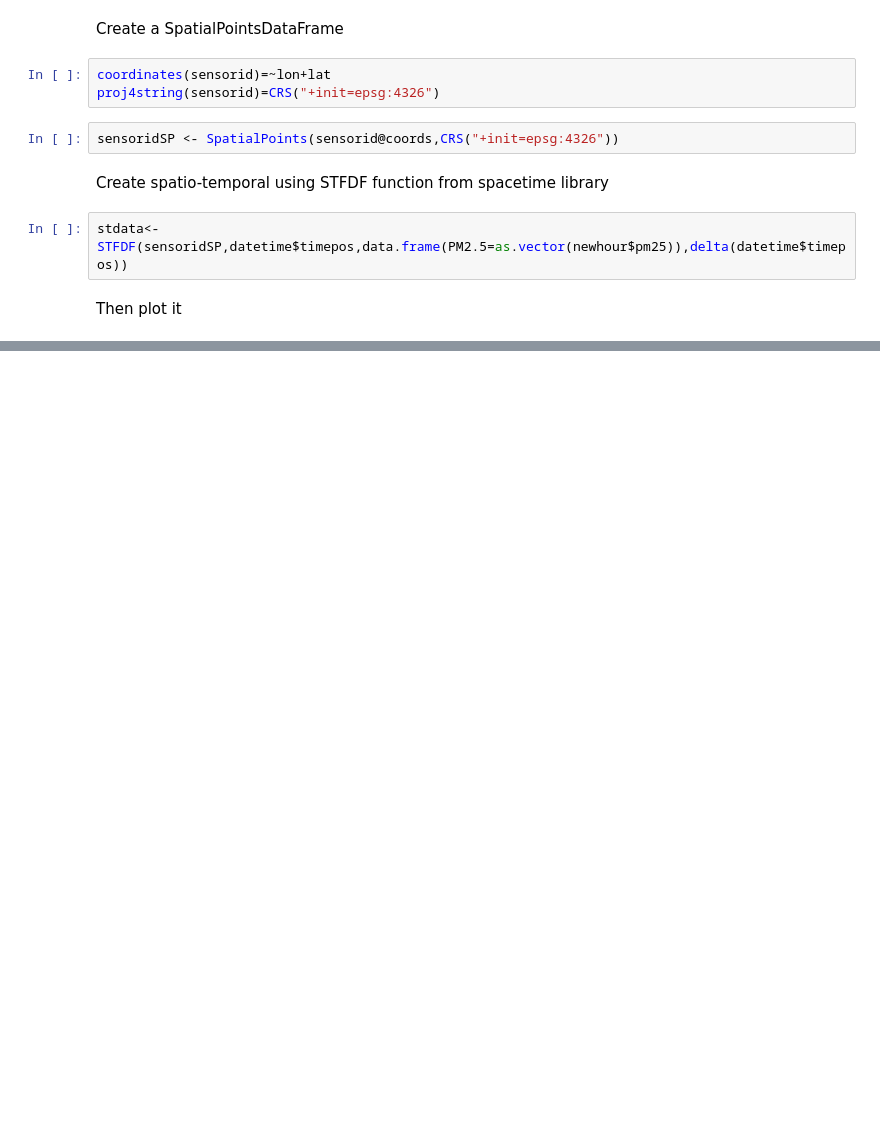
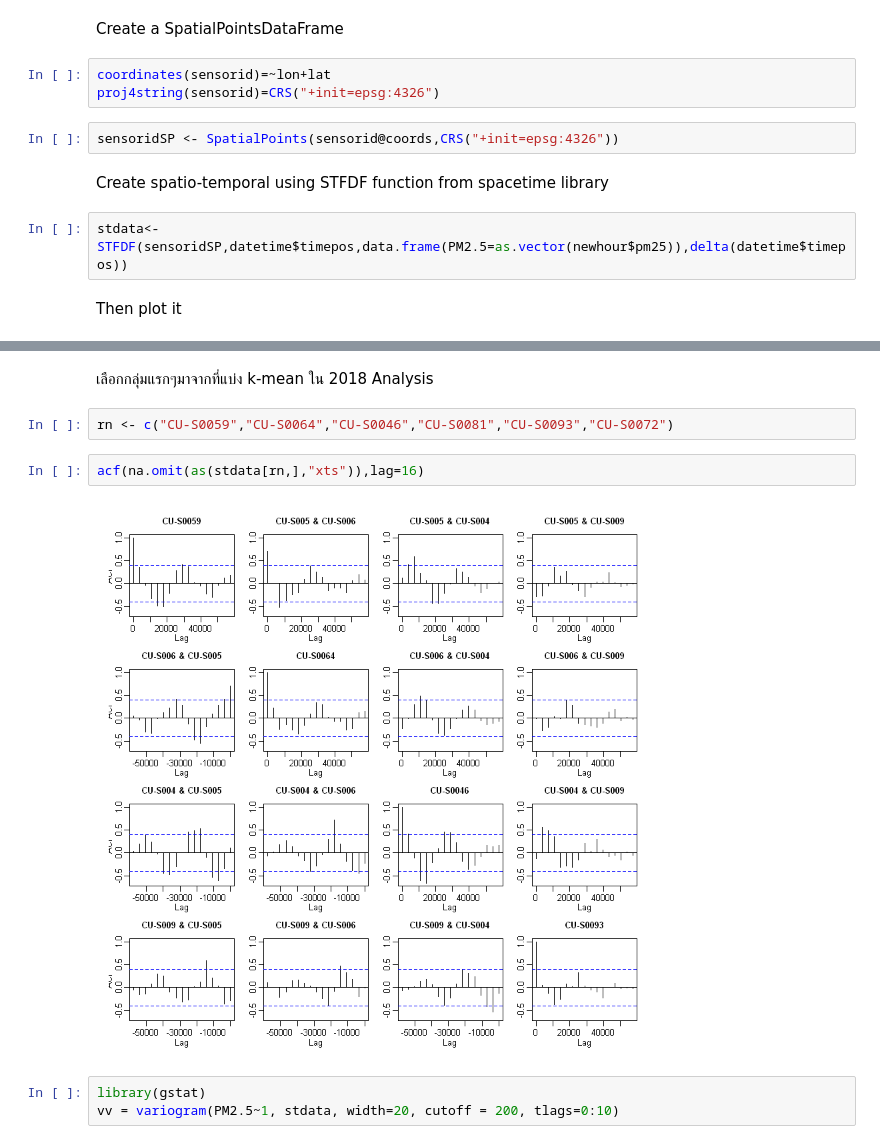
Before and after one commit to Maplub/Jupyter, a Jupyter notebook: st_variogram.ipynb, the cells around one changed output, grey strips where cells are left out. Drawn from its saved outputs; the diff is of its cells as text; blank space fills up the shorter version.

```diff
--- a/st_variogram.ipynb
+++ b/st_variogram.ipynb
@@ -86,0 +143,11 @@ stplot(stdata)
+# %% [markdown]
+เลือกกลุ่มแรกๆมาจากที่แบ่ง k-mean ใน 2018 Analysis
+# %%
+rn <- c("CU-S0059","CU-S0064","CU-S0046","CU-S0081","CU-S0093","CU-S0072")
+# %%
+acf(na.omit(as(stdata[rn,],"xts")),lag=16)
+# %% [output]
+[figure, added]
+# %%
+library(gstat)
+vv = variogram(PM2.5~1, stdata, width=20, cutoff = 200, tlags=0:10)
```
Also changed, not shown: parts of 11 cells of this notebook.
